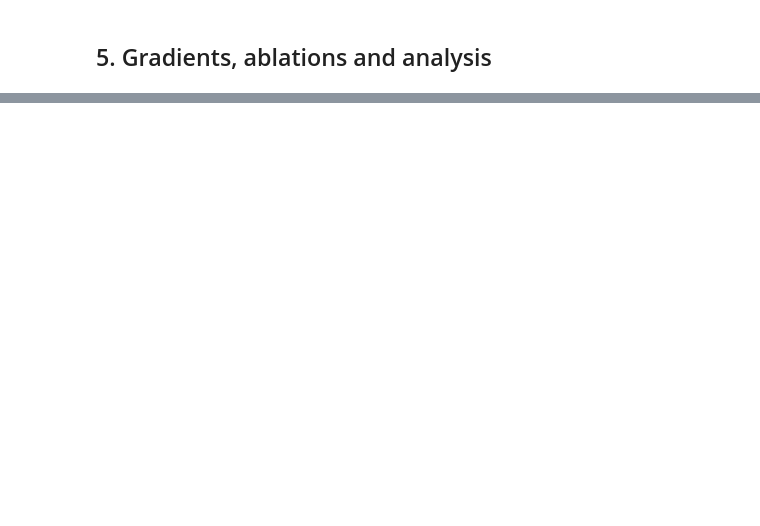
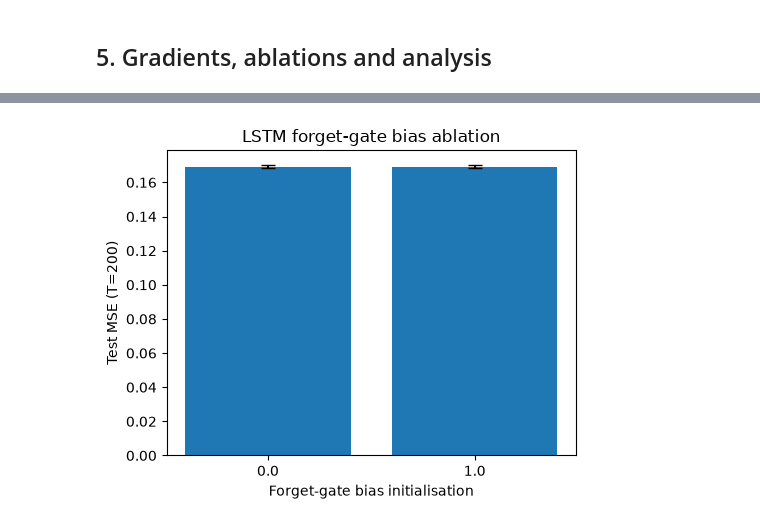
Before and after one commit to MayurDubey91/2026aj05405_DNN_Assignment, a Jupyter notebook: problem1/problem1.ipynb, the cells around one changed output, grey strips where cells are left out. Saved outputs shown, nothing was run; the diff lists cells and outputs as text; code cells hidden in the pictures; blank space fills up the shorter version.

```diff
--- a/problem1/problem1.ipynb
+++ b/problem1/problem1.ipynb
@@ -55,0 +790,80 @@ def make_adding(n, T, seed):
+# %%
+# LSTM forget-gate bias ablation
+def train_lstm_forget_bias(forget_bias, T=200, hidden_size=64, epochs=25,
+                           batch_size=64, lr=1e-3, seed=42):
+    set_seed(seed)
+    device = torch.device("cuda" if torch.cuda.is_available() else "cpu")
+
+    X_tr, y_tr = make_adding(10000, T, seed=0)
+    X_te, y_te = make_adding(1000, T, seed=2)
+
+    train_loader = DataLoader(
+        TensorDataset(torch.from_numpy(X_tr), torch.from_numpy(y_tr)),
+        batch_size=batch_size, shuffle=True
+    )
+
+    class Model(nn.Module):
+        def __init__(self):
+            super().__init__()
+            self.lstm = nn.LSTM(2, hidden_size, batch_first=True)
+            self.fc = nn.Linear(hidden_size, 1)
+            # Set forget-gate bias
+            with torch.no_grad():
+                # bias_ih and bias_hh are concatenated [input, forget, cell, output]
+                # forget gate is the second quarter
+                h = hidden_size
+                self.lstm.bias_ih_l0[h:2*h].fill_(forget_bias)
+                self.lstm.bias_hh_l0[h:2*h].fill_(forget_bias)
+
+        def forward(self, x):
+            out, _ = self.lstm(x)
+            return self.fc(out[:, -1]).squeeze(-1)
+
+    model = Model().to(device)
+    opt = optim.Adam(model.parameters(), lr=lr)
+    criterion = nn.MSELoss()
+
+    for epoch in range(epochs):
+        model.train()
+        for xb, yb in train_loader:
+            xb, yb = xb.to(device), yb.to(device)
+            opt.zero_grad()
+            loss = criterion(model(xb), yb)
+            loss.backward()
+            opt.step()
+
+    model.eval()
+    with torch.no_grad():
+        preds = model(torch.from_numpy(X_te).to(device)).cpu().numpy()
+    mse = ((preds - y_te) ** 2).mean()
+    return mse
+
+
+# Run both settings
+results_bias = []
+for bias in [0.0, 1.0]:
+    mses = []
+    for seed in [42, 123, 456]:
+        mse = train_lstm_forget_bias(bias, seed=seed)
+        mses.append(mse)
+        print(f"forget_bias={bias}, seed={seed}: MSE={mse:.4f}")
+    results_bias.append({
+        "forget_bias": bias,
+        "mse_mean": np.mean(mses),
+        "mse_std": np.std(mses)
+    })
+
+print("\n=== Ablation summary ===")
+print(pd.DataFrame(results_bias))
+
+# Simple bar plot
+plt.figure(figsize=(5, 4))
+dfb = pd.DataFrame(results_bias)
+plt.bar(dfb.forget_bias.astype(str), dfb.mse_mean, yerr=dfb.mse_std, capsize=5)
+plt.xlabel("Forget-gate bias initialisation")
+plt.ylabel("Test MSE (T=200)")
+plt.title("LSTM forget-gate bias ablation")
+plt.tight_layout()
+plt.savefig("problem1/figures/forget_bias_ablation.png", dpi=150)
+plt.show()
+# %% [output]
@@ -55,0 +881 @@ def make_adding(n, T, seed):
+[figure, added]
```
Also changed, not shown: parts of 17 cells of this notebook.
